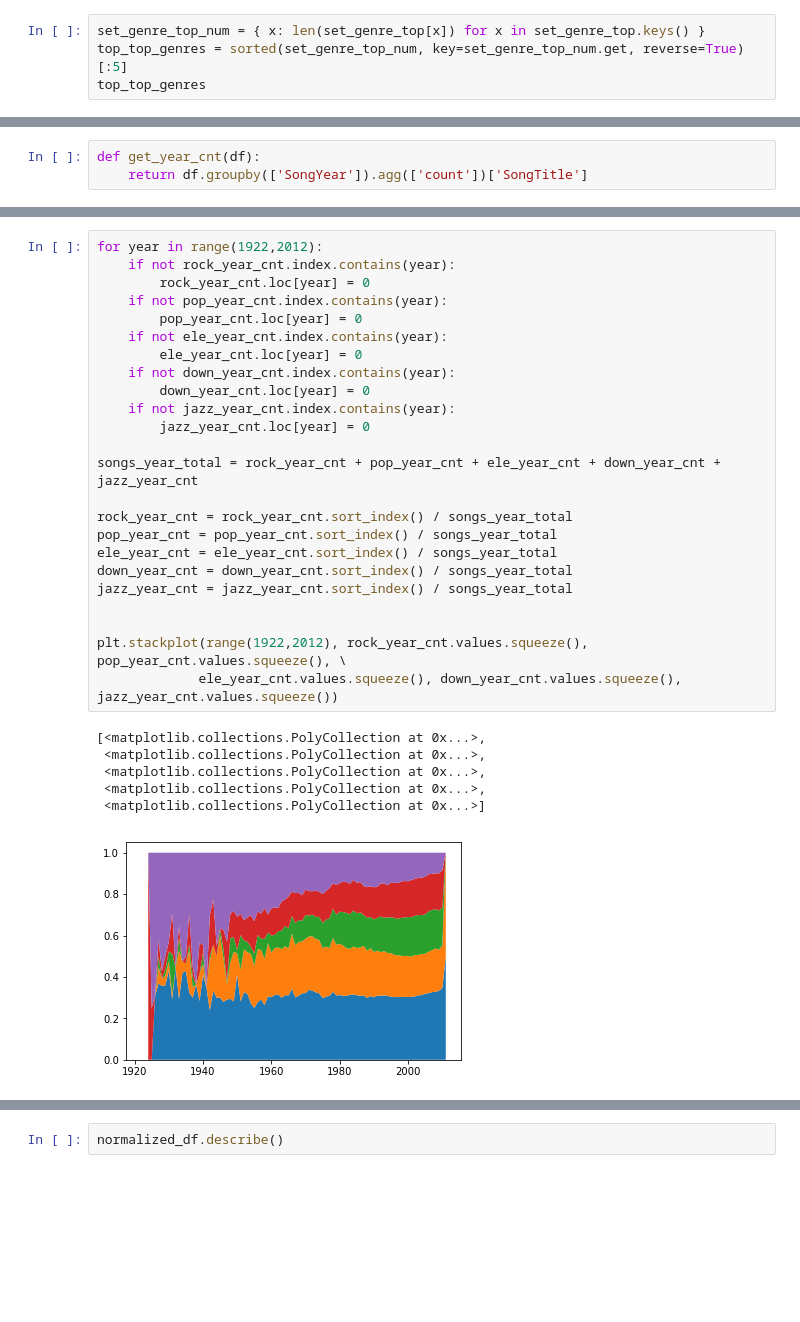
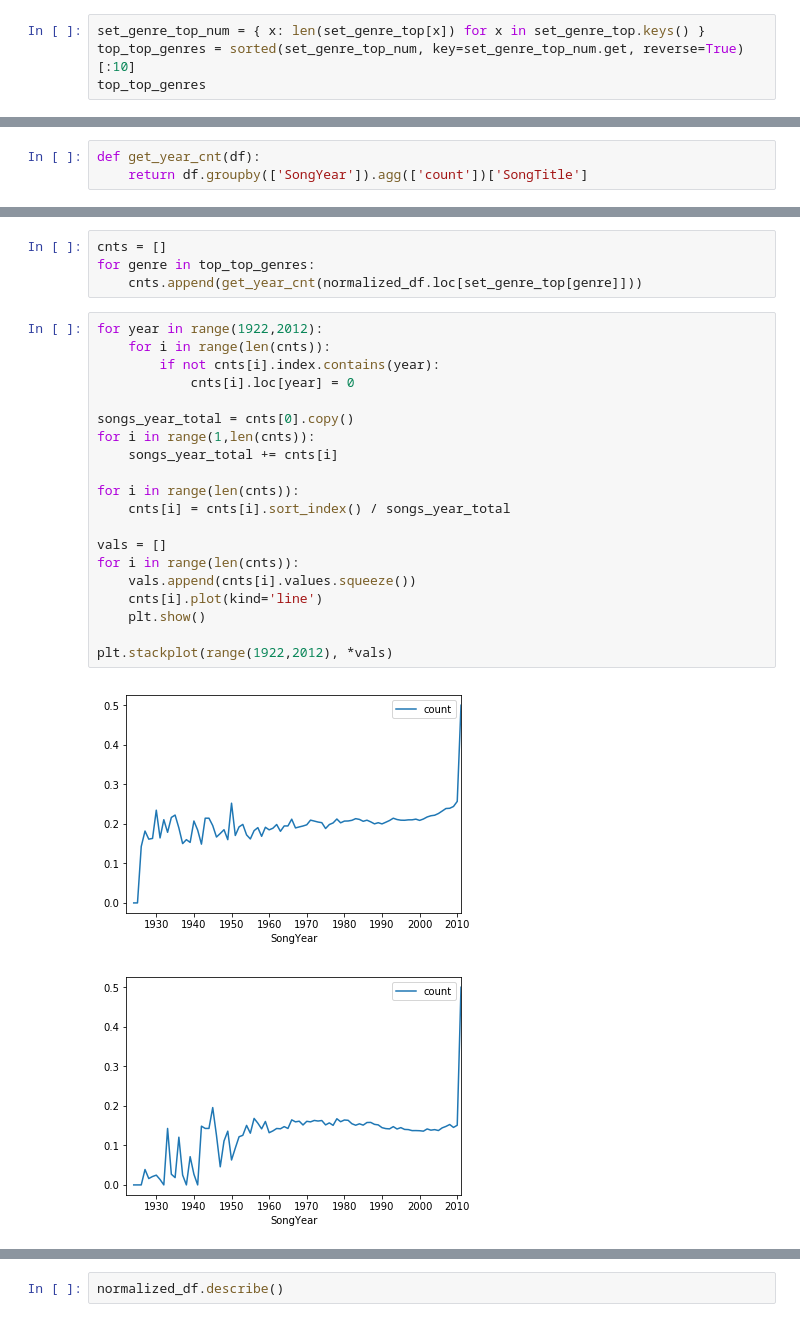
Before and after one commit to maxpr/ADA, a Jupyter notebook: project/Solution.ipynb, the cells around one changed output, grey strips where cells are left out. Saved outputs shown, nothing was run; the diff lists cells and outputs as text; blank space fills up the shorter version.

Commit message:
Create genre year plot for top X

```diff
--- a/project/Solution.ipynb
+++ b/project/Solution.ipynb
@@ -1258,6 +1258,6 @@ Genre R&B has 48526 songs.
 Genre RAP HIP-HOP has 27561 songs.
 # %%
 set_genre_top_num = { x: len(set_genre_top[x]) for x in set_genre_top.keys() }
-top_top_genres = sorted(set_genre_top_num, key=set_genre_top_num.get, reverse=True)[:5]
+top_top_genres = sorted(set_genre_top_num, key=set_genre_top_num.get, reverse=True)[:10]
 top_top_genres
 # %% [output]
@@ -1298,31 +1277,27 @@ jazz_year_cnt.plot(kind='line')
-# %%
-for year in range(1922,2012):
-    if not rock_year_cnt.index.contains(year):
-        rock_year_cnt.loc[year] = 0
-    if not pop_year_cnt.index.contains(year):
-        pop_year_cnt.loc[year] = 0
-    if not ele_year_cnt.index.contains(year):
-        ele_year_cnt.loc[year] = 0
-    if not down_year_cnt.index.contains(year):
-        down_year_cnt.loc[year] = 0
-    if not jazz_year_cnt.index.contains(year):
-        jazz_year_cnt.loc[year] = 0
-
-songs_year_total = rock_year_cnt + pop_year_cnt + ele_year_cnt + down_year_cnt + jazz_year_cnt
-
-rock_year_cnt = rock_year_cnt.sort_index() / songs_year_total
-pop_year_cnt = pop_year_cnt.sort_index() / songs_year_total
-ele_year_cnt = ele_year_cnt.sort_index() / songs_year_total
-down_year_cnt = down_year_cnt.sort_index() / songs_year_total
-jazz_year_cnt = jazz_year_cnt.sort_index() / songs_year_total
-
-
-plt.stackplot(range(1922,2012), rock_year_cnt.values.squeeze(), pop_year_cnt.values.squeeze(), \
-             ele_year_cnt.values.squeeze(), down_year_cnt.values.squeeze(), jazz_year_cnt.values.squeeze())
-# %% [output]
-[<matplotlib.collections.PolyCollection at 0x...>,
- <matplotlib.collections.PolyCollection at 0x...>,
- <matplotlib.collections.PolyCollection at 0x...>,
- <matplotlib.collections.PolyCollection at 0x...>,
- <matplotlib.collections.PolyCollection at 0x...>]
-[figure, removed]
+# %%
+cnts = []
+for genre in top_top_genres:
+    cnts.append(get_year_cnt(normalized_df.loc[set_genre_top[genre]]))
+# %%
+for year in range(1922,2012):
+    for i in range(len(cnts)):
+        if not cnts[i].index.contains(year):
+            cnts[i].loc[year] = 0
+
+songs_year_total = cnts[0].copy()
+for i in range(1,len(cnts)):
+    songs_year_total += cnts[i]
+
+for i in range(len(cnts)):
+    cnts[i] = cnts[i].sort_index() / songs_year_total
+
+vals = []
+for i in range(len(cnts)):
+    vals.append(cnts[i].values.squeeze())
+    cnts[i].plot(kind='line')
+    plt.show()
+
+plt.stackplot(range(1922,2012), *vals)
+# %% [output]
+[figure, added]
+[figure, added]
```
Also changed, not shown: parts of 7 cells of this notebook.
